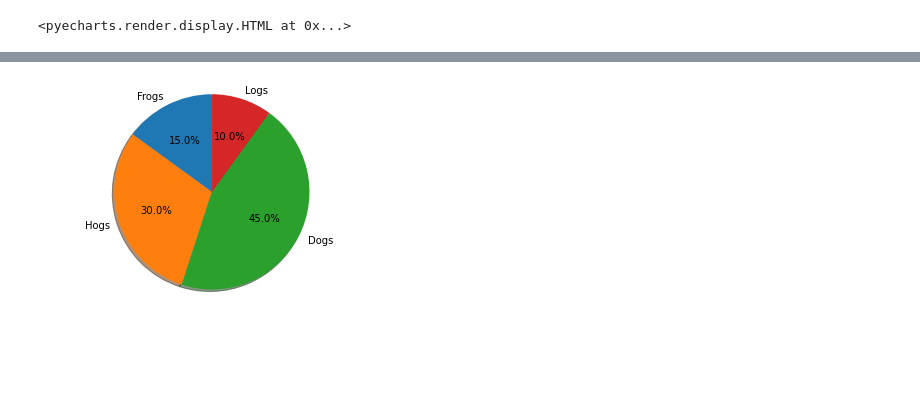
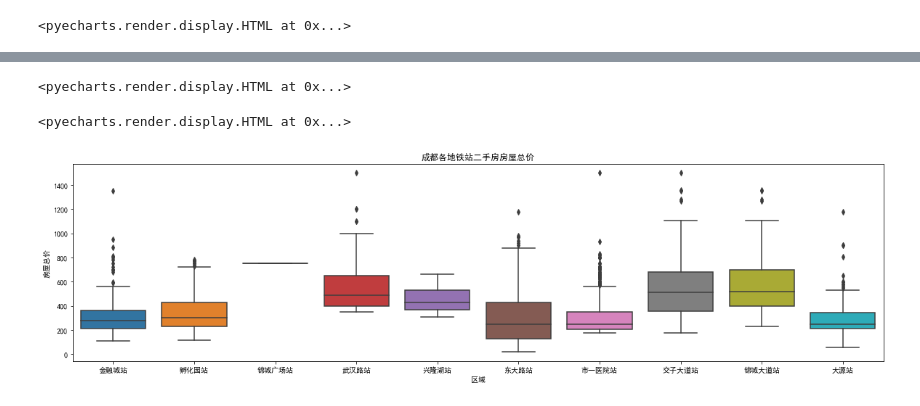
Before and after one commit to TurboLoong/lianjia-dataAnalysis, a Jupyter notebook: analysis/main.ipynb, the cells around one changed output, grey strips where cells are left out. Cells and saved outputs as stored; diff of their text form; code cells hidden in the pictures; blank space fills up the shorter version.

```diff
--- a/analysis/main.ipynb
+++ b/analysis/main.ipynb
@@ -84,3 +6,10 @@ by_staion_count = houses_by_station.size().sort_values(ascending=False)
+# %%
+# 经分析具体数据发现，户型数量5室及以上都是可以排除的，不在分析范围之内，要么是别墅，要么是双层，要么是写字楼，“0室0厅”也要排除掉
+# houses[int(houses['type'][0])>4]
+clear_houses = houses[houses.apply(lambda x: int(x['type'][0]) < 5 and int(x['type'][0]) > 0,axis=1)]
+# %%
+# 因为一套房有可能在三个地铁之间，而数据在距离0-500， 500-800重复采集，所以以housecode, station去重
+clear_data = clear_houses.drop_duplicates(['housecode', 'station']).reset_index()
 # %%
 from pyecharts.charts import Bar
 from pyecharts import options as opts
@@ -211,14 +30,30 @@ ax.hist(by_type_sort.round(2).values.tolist()[:10], 10, density=1)
-# %%
-# Pie chart, where the slices will be ordered and plotted counter-clockwise:
-labels = 'Frogs', 'Hogs', 'Dogs', 'Logs'
-sizes = [15, 30, 45, 10]
-explode = (0, 0, 0, 0)  # only "explode" the 2nd slice (i.e. 'Hogs')
-
-fig1, ax1 = plt.subplots()
-ax1.pie(sizes, explode=explode, labels=labels, autopct='%1.1f%%',
-        shadow=True, startangle=90)
-ax1.axis('equal')  # Equal aspect ratio ensures that pie is drawn as a circle.
-
-plt.show()
-# %% [output]
-[figure, removed]
+# %%
+# 地铁站的单价平均价格分布
+unitPrice_by_station_sort = clear_data.groupby('station')['unitPrice'].mean().round(2).sort_values(ascending=False)
+type_bar = (Bar().add_xaxis(unitPrice_by_station_sort.index.tolist()).add_yaxis('单价',unitPrice_by_station_sort.values.tolist()).set_global_opts(datazoom_opts = {'is_show': True}))
+type_bar.render_notebook()
+# %% [output]
+<pyecharts.render.display.HTML at 0x...>
+# %%
+# 看看哪里的房子最受欢迎
+follow_by_station_sort = clear_data.groupby('station')['follow'].mean().round(2).sort_values(ascending=False)
+type_bar = (Bar().add_xaxis(follow_by_station_sort.index.tolist()).add_yaxis('单价',follow_by_station_sort.values.tolist()).set_global_opts(datazoom_opts = {'is_show': True}))
+type_bar.render_notebook()
+# %% [output]
+<pyecharts.render.display.HTML at 0x...>
+# %%
+import seaborn as sns
+import matplotlib.pyplot as plt
+plt.rcParams['font.sans-serif']=['SimHei'] #用来正常显示中文标签
+plt.rcParams['axes.unicode_minus']=False #用来正常显示负号
+# %%
+f, ax1 = plt.subplots(figsize=(20,5))
+# 只展示总价的平均价格zu
+max_total_station = clear_data.groupby('station')['totalPrice'].mean().sort_values(ascending=False)[:10].index
+sns.boxplot(x='station', y='totalPrice', data=clear_data[clear_data.station.isin(max_total_station)], ax=ax1)
+ax1.set_title('成都各地铁站二手房房屋总价')
+ax1.set_xlabel('区域')
+ax1.set_ylabel('房屋总价')
+plt.show()
+# %% [output]
+[figure, added]
```
Also changed, not shown: parts of 24 cells of this notebook.
